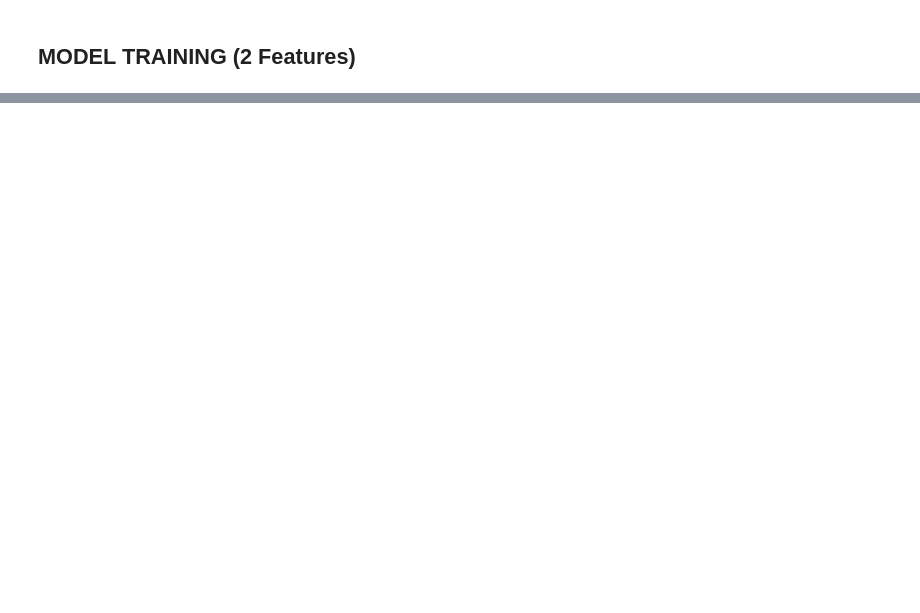
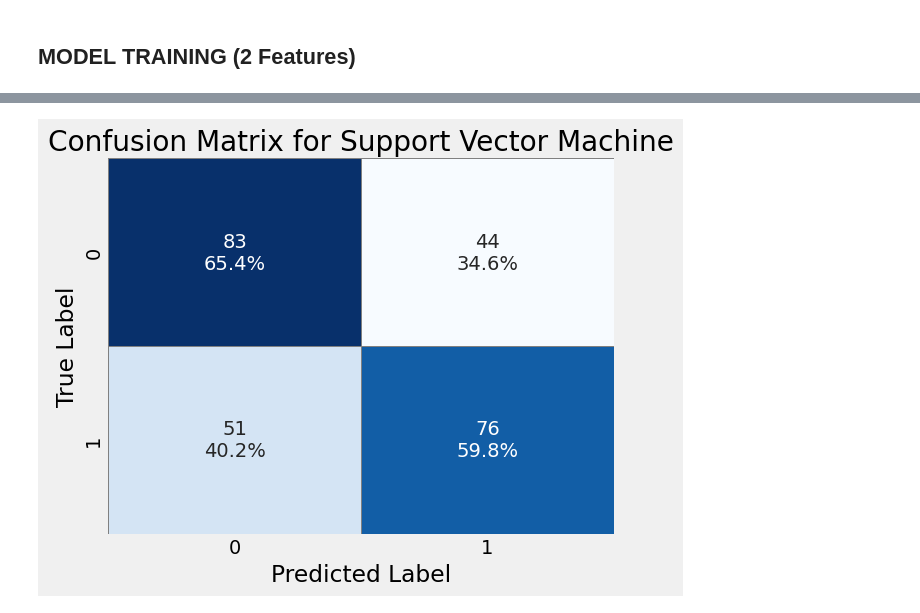
Before and after one commit to Geez-l/litoX, a Jupyter notebook: SP_ML/ml_measurements.ipynb, the cells around one changed output, grey strips where cells are left out. Drawn from its saved outputs; the diff is of its cells as text; code cells hidden in the pictures; blank space fills up the shorter version.

```diff
--- a/SP_ML/ml_measurements.ipynb
+++ b/SP_ML/ml_measurements.ipynb
@@ -1388 +1384,30 @@ Model Comparison Based on Average Precision, Recall, and F1-Score (5-Fold CV)
 | 6 | AdaBoost | 61.39 | 60.60 | 60.03 |
+# %%
+from sklearn.metrics import confusion_matrix
+import matplotlib.pyplot as plt
+import seaborn as sns
+import numpy as np
+
+# Cross-validated predictions
+y_pred = cross_val_predict(best_model, X, y, cv=5)
+
+# Confusion matrix
+cm = confusion_matrix(y, y_pred)
+cm_percent = cm.astype('float') / cm.sum(axis=1)[:, np.newaxis] * 100  # Row-wise %
+
+# Labels: counts + percentages
+annot_labels = np.array([["{0}\n{1:.1f}%".format(cm[i, j], cm_percent[i, j]) for j in range(cm.shape[1])] for i in range(cm.shape[0])])
+
+# Plot
+plt.figure(figsize=(6, 5))
+sns.heatmap(cm, annot=annot_labels, fmt='', cmap='Blues',
+            xticklabels=np.unique(y), yticklabels=np.unique(y),
+            cbar=False, linewidths=0.5, linecolor='gray')
+
+plt.title(f'Confusion Matrix for {best_model_name}')
+plt.xlabel('Predicted Label')
+plt.ylabel('True Label')
+plt.tight_layout()
+plt.show()
+# %% [output]
+[figure, added]
```
Also changed, not shown: parts of 6 cells of this notebook.
